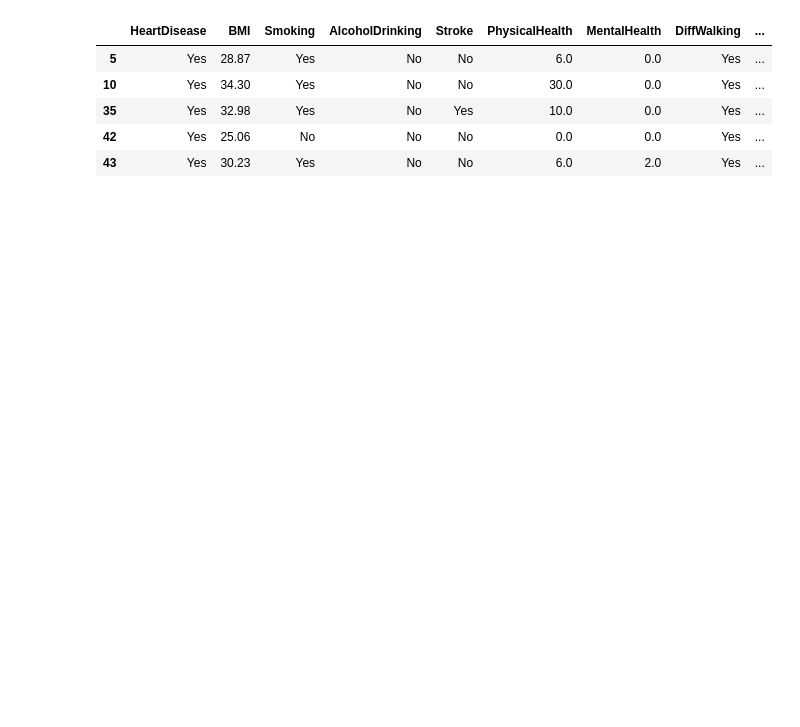
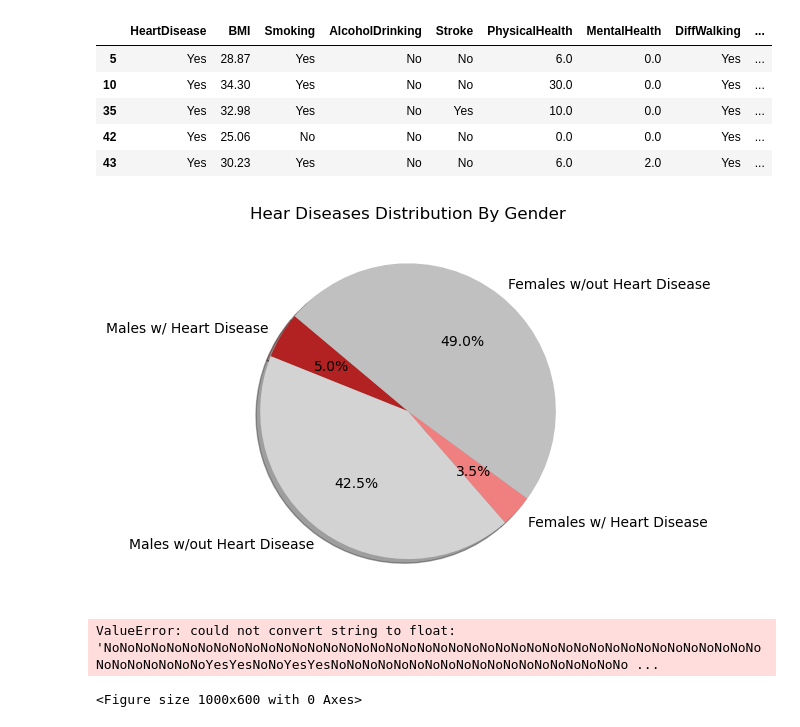
Before and after one commit to prez212/Project1-Team6, a Jupyter notebook: Heart_Disease_Predictor.ipynb, the cells around one changed output. Cells and saved outputs as stored; diff of their text form; code cells hidden in the pictures; blank space fills up the shorter version.

```diff
--- a/Heart_Disease_Predictor.ipynb
+++ b/Heart_Disease_Predictor.ipynb
@@ -32,3 +73,37 @@ cleaned_data.head()
 | 35 | Yes | 32.98 | Yes | No | Yes | 10.0 | 0.0 | Yes | ... |
 | 42 | Yes | 25.06 | No | No | No | 0.0 | 0.0 | Yes | ... |
 | 43 | Yes | 30.23 | Yes | No | No | 6.0 | 2.0 | Yes | ... |
+# %%
+#Calculate counts for males and females w/ and w/ heart disease
+males_yeshd= data[(data['Sex'] == 'Male') & (data['HeartDisease'] == 'Yes')].shape[0]
+females_yeshd= data[(data['Sex'] == 'Female') & (data['HeartDisease'] == 'Yes')].shape[0]
+males_nohd= data[(data['Sex'] == 'Male') & (data['HeartDisease'] == 'No')].shape[0]
+females_nohd= data[(data['Sex'] == 'Female') & (data['HeartDisease'] == 'No')].shape[0]
+# %%
+#Prepare Pie graph
+labels = ["Males w/ Heart Disease", "Males w/out Heart Disease","Females w/ Heart Disease", "Females w/out Heart Disease"]
+sizes = [males_yeshd, males_nohd, females_yeshd,females_nohd]
+colors = ["firebrick","lightgray","lightcoral","silver"]
+
+#Plot difference between males and females with heart disease
+plt.pie(sizes, labels=labels, colors=colors, autopct="%1.1f%%", shadow=True, startangle=140)
+# Create axes which are equal so we have a perfect circle
+plt.title('Hear Diseases Distribution By Gender')
+plt.show()
+# %% [output]
+[figure, added]
+# %%
+#Prepare the data for plotting
+
+heatmap_data = data.pivot_table(index='AgeCategory', columns='Sex', aggfunc='sum')
+
+# Step 4: Plot the heatmap using matplotlib/seaborn
+plt.figure(figsize=(10, 6))
+sb.heatmap(heatmap_data, cmap='coolwarm', annot=False, linewidths=.5, cbar=False) # Set annot=False
+plt.title('Heatmap of Age Groups and Sex')
+plt.xlabel('Sex')
+plt.ylabel('Age Group')
+plt.show()
+# %% [output]
+ValueError: could not convert string to float: 'NoNoNoNoNoNoNoNoNoNoNoNoNoNoNoNoNoNoNoNoNoNoNoNoNoNoNoNoNoNoNoNoNoNoNoNoNoNoNoNoNoNoNoNoNoNoNoNoNoYesYesNoNoYesYesNoNoNoNoNoNoNoNoNoNoNoNoNoNoNoNoNoNoNo ...
+<Figure size 1000x600 with 0 Axes>
```
Also changed, not shown: parts of 6 cells of this notebook.
